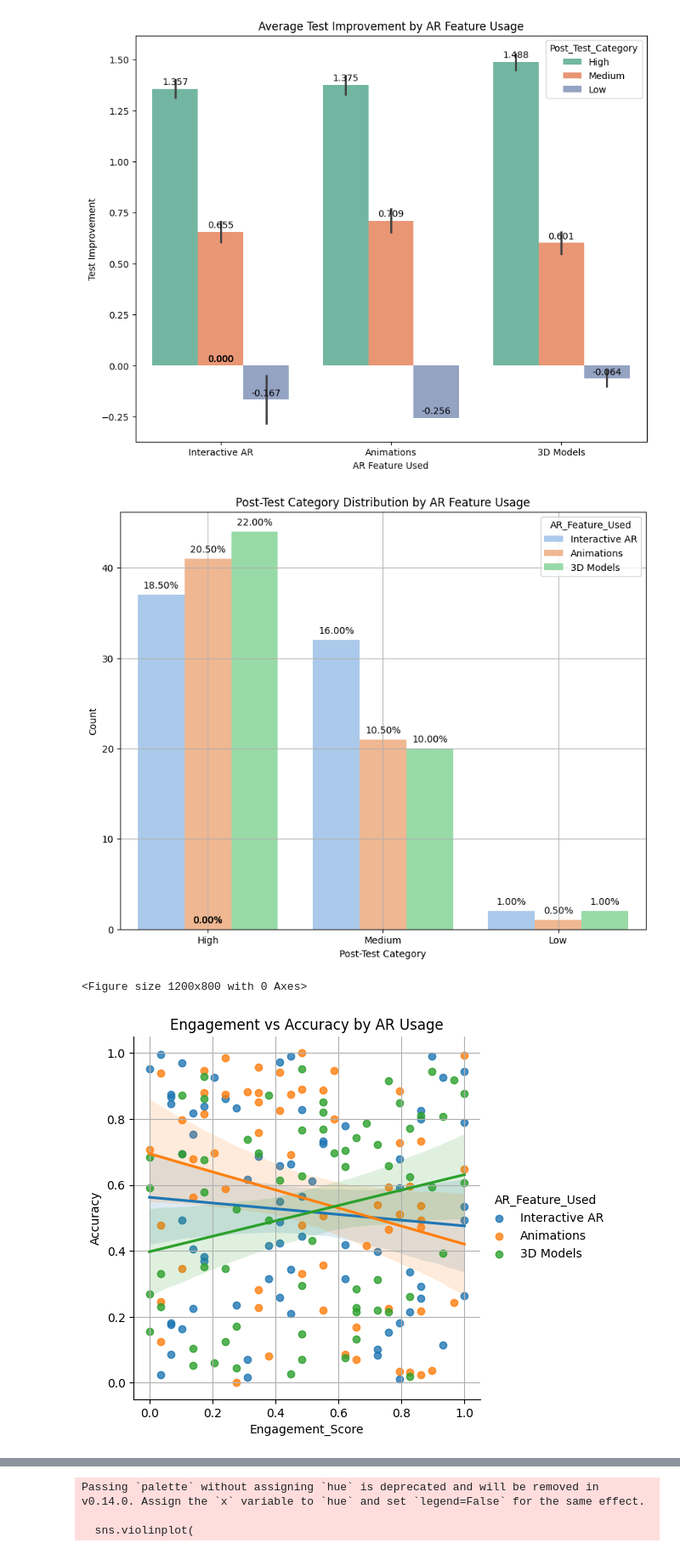
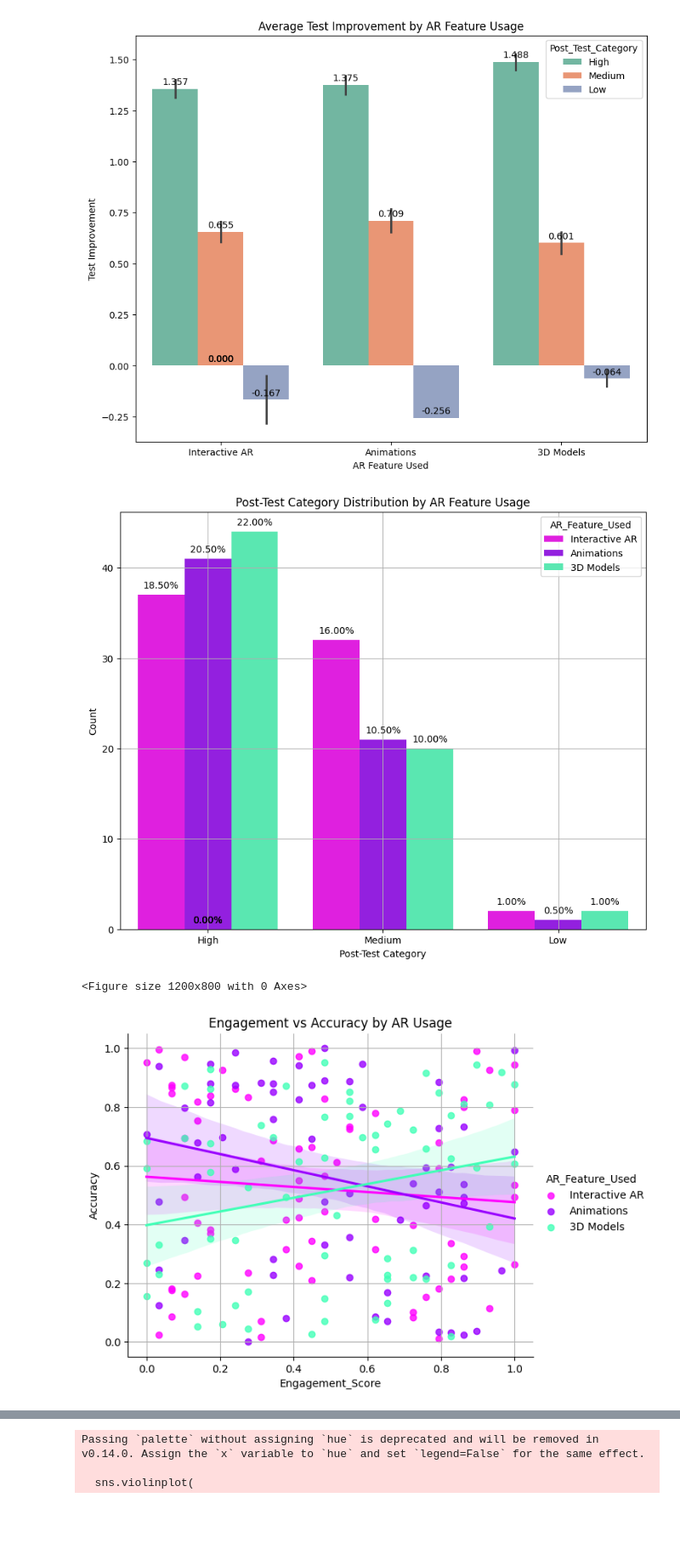
Before and after one commit to c2p-cmd/ResearchMethodologyDataAnalysis, a Jupyter notebook: exploration.ipynb, the cells around one changed output, grey strips where cells are left out. Shown at 85% size. Cells and saved outputs as stored; diff of their text form; code cells hidden in the pictures; blank space fills up the shorter version.

Commit message:
Updates color scheme for charts

```diff
--- a/exploration.ipynb
+++ b/exploration.ipynb
@@ -25,15 +25,16 @@ df['Student_ID'].nunique() == df.shape[0]
 # %% [output]
 True
 # %%
+custom_colors = ['#ffffff', '#ff00ff', '#9900ff', '#42ffb7']
+
 gam_counts = df["Did Use Gamification"].value_counts()
 labels = ["Gamified Learning", "Traditional Learning"]
-colors = ["lightblue", "lightcoral"]
 
 plt.figure(figsize=(8, 8))
 plt.pie(
     gam_counts,
     labels=labels,
-    colors=colors,
+    colors=custom_colors[2:5],
     wedgeprops=dict(width=0.4),
     startangle=90,
     autopct="%1.1f%%",
@@ -371,7 +380,7 @@ plt.show()
 [figure]
 # %%
 plt.figure(figsize=(10, 8))
-bars = sns.countplot(data=ar_df, x="Post_Test_Category", hue="AR_Feature_Used", palette="pastel")
+bars = sns.countplot(data=ar_df, x="Post_Test_Category", hue="AR_Feature_Used", palette=custom_colors[1:])
 for bar in bars.patches:
     bars.annotate(
         f'{bar.get_height() / ar_df.shape[0] * 100:.2f}%',
@@ -387,15 +396,15 @@ plt.grid(True)
 plt.title("Post-Test Category Distribution by AR Feature Usage")
 plt.show()
 # %% [output]
-[figure, old version]
+[figure, new version]
 # %%
 plt.figure(figsize=(12, 8))
-sns.lmplot(data=ar_df, x="Engagement_Score", y="Accuracy", hue="AR_Feature_Used")
+sns.lmplot(data=ar_df, x="Engagement_Score", y="Accuracy", hue="AR_Feature_Used", palette=custom_colors[1:], aspect=1.25)
 plt.title("Engagement vs Accuracy by AR Usage")
 plt.grid(True)
 plt.show()
 # %% [output]
 <Figure size 1200x800 with 0 Axes>
-[figure, old version]
+[figure, new version]
 # %%
 plt.figure(figsize=(10, 8))
```
Also changed, not shown: parts of 8 cells of this notebook, 10 other files.
